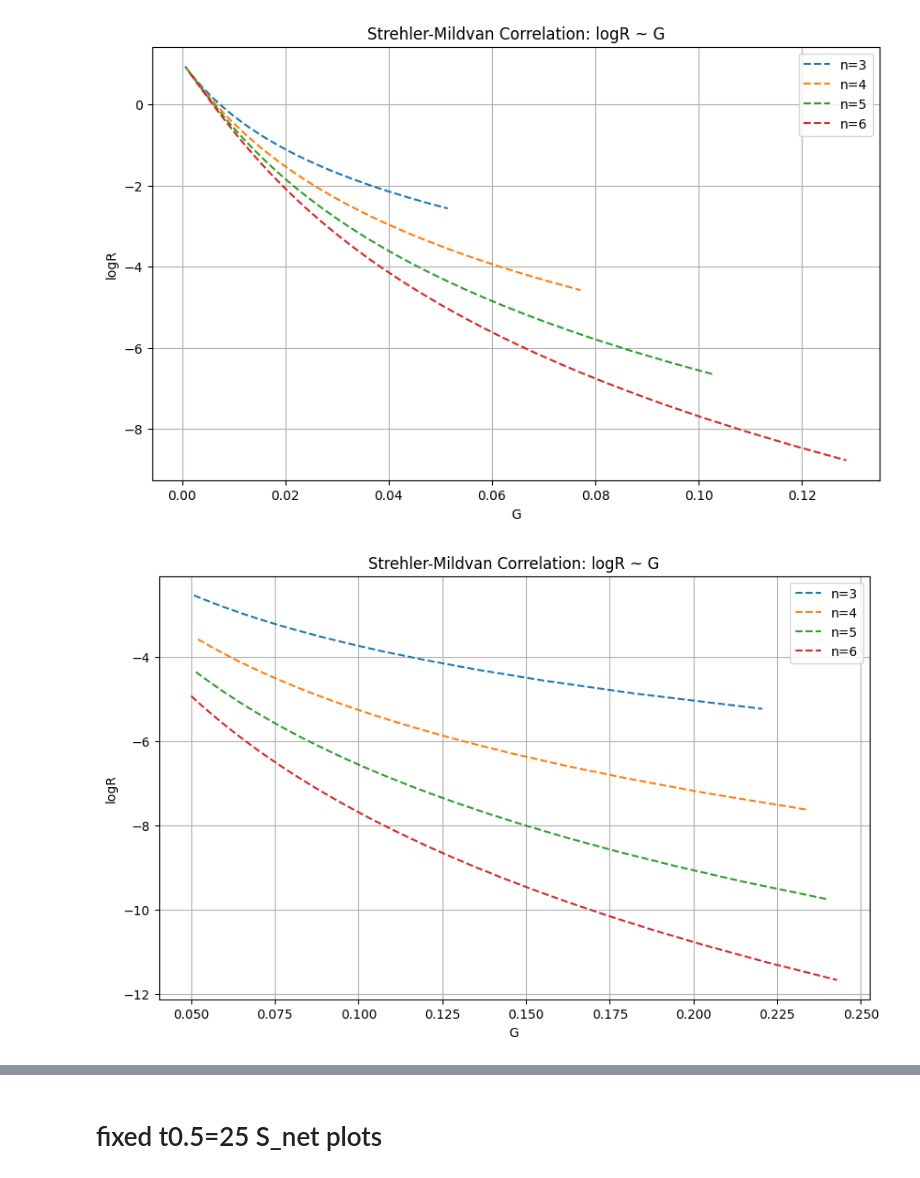
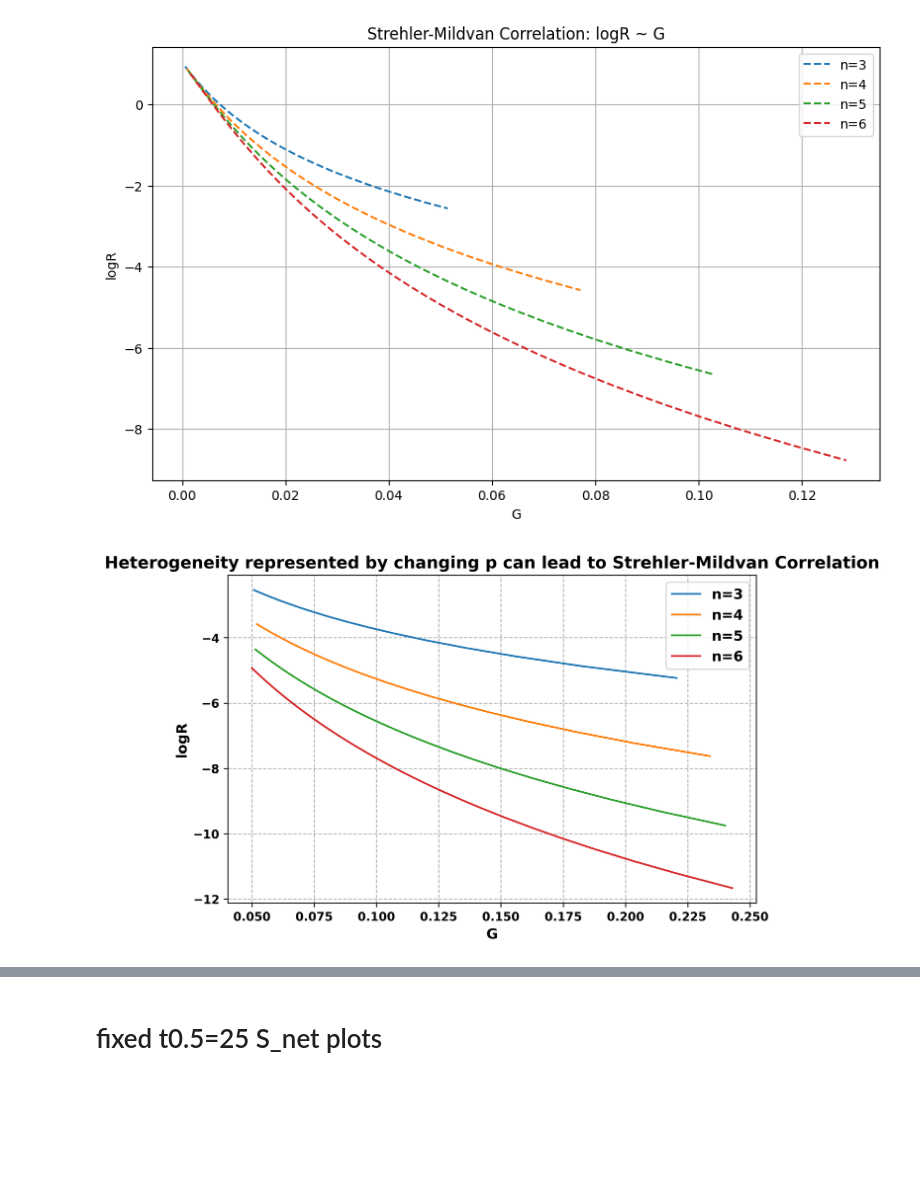
Before and after one commit to hongqin/EAM-2024, a Jupyter notebook: network-aging.ipynb, the cells around one changed output, grey strips where cells are left out. Drawn from its saved outputs; the diff is of its cells as text; code cells hidden in the pictures; blank space fills up the shorter version.

Commit message:
clean up and update figures

```diff
--- a/network-aging.ipynb
+++ b/network-aging.ipynb
@@ -716,38 +718,49 @@ plt.show()
 import numpy as np
 import matplotlib.pyplot as plt
 
 # Constants
 lambda_value = 1 / 350
 m_value = 1000
 n_values = [3, 4, 5, 6]
 p_values = np.linspace(0.5, 1, 100)  # Generating 100 values for p between 0.5 and 1
 
 # Function to calculate R and G
 def calculate_R_G(m, n, p, lambda_value):
     R = m * n * p * lambda_value * ((1 - p) ** (n - 1)) / (1 - (1 - p) ** n)
     G = lambda_value * (n - 1) / (1 / p - 1)
     return R, G
 
 # Plotting
-plt.figure(figsize=(10, 6))
+plt.figure(figsize=(8, 5), dpi=300)
 
 for n in n_values:
     logR_values = []
     G_values = []
     for p in p_values:
         R, G = calculate_R_G(m_value, n, p, lambda_value)
         if 0.05 <= G <= 0.25:  # Filter to ensure G falls within the desired range
             logR_values.append(np.log(R))
             G_values.append(G)
 
-    plt.plot(G_values, logR_values, linestyle='--', label=f'n={n}')
+    plt.plot(G_values, logR_values, label=f'n={n}', linestyle='-')  # Solid lines
 
 # Customize the plot
-plt.xlabel('G')
-plt.ylabel('logR')
-plt.title('Strehler-Mildvan Correlation: logR ~ G')
-plt.legend()
-plt.grid(True)
+plt.xlabel('G', fontsize=12, fontweight='bold')
+plt.ylabel('logR', fontsize=12, fontweight='bold')
+plt.title('Heterogeneity represented by changing p can lead to Strehler-Mildvan Correlation', fontsize=14, fontweight='bold')
+plt.legend(prop={'size': 12, 'weight': 'bold'})
+
+
+# Customize the grid lines
+plt.grid(True, which='both', linestyle='--')  # Dashed grid lines
+
+# Set bold fonts for ticks
+plt.xticks(fontsize=10, fontweight='bold')
+plt.yticks(fontsize=10, fontweight='bold')
+
+# Save the figure as a JPEG file with 300 dpi
+plt.savefig('logR-G-by-p.jpg', format='jpg', dpi=300)
+
 plt.show()
 # %% [output]
-[figure, old version]
+[figure, new version]
```
Also changed, not shown: parts of 2 cells of this notebook.
